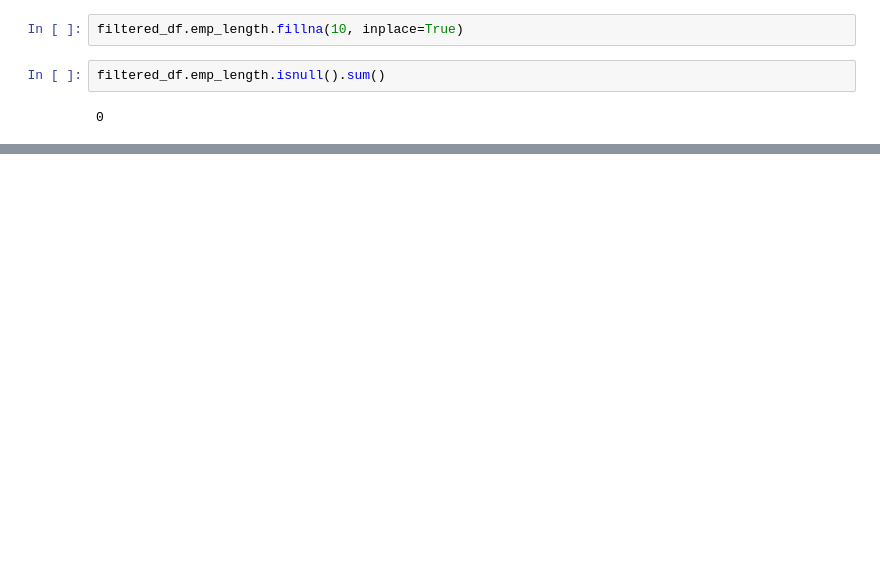
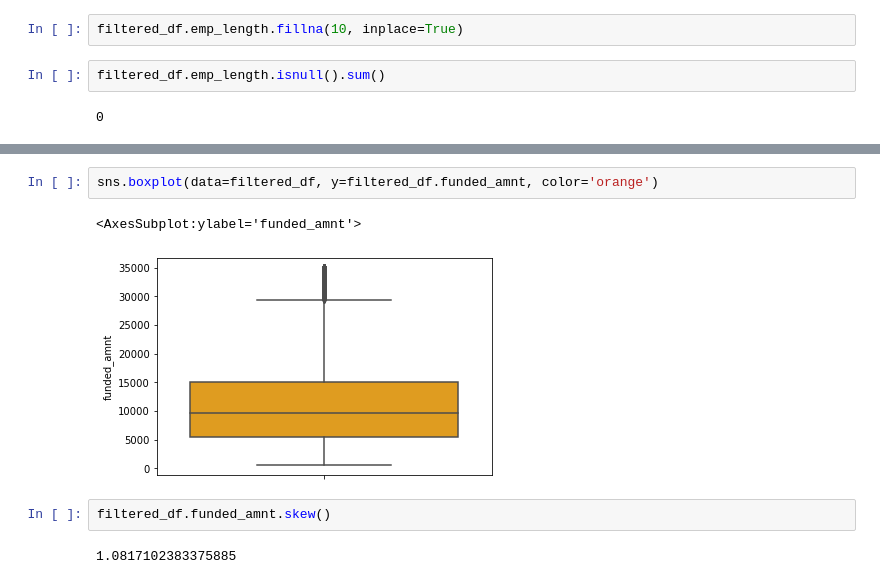
Before and after one commit to krisalay/lending-club-case-study, a Jupyter notebook: CaseStudy-v2.ipynb, the cells around one changed output, grey strips where cells are left out. Cells and saved outputs as stored; diff of their text form; blank space fills up the shorter version.

```diff
--- a/CaseStudy-v2.ipynb
+++ b/CaseStudy-v2.ipynb
@@ -335,0 +397,9 @@ AttributeError: 'DataFrame' object has no attribute 'emp_title'
+# %%
+sns.boxplot(data=filtered_df, y=filtered_df.funded_amnt, color='orange')
+# %% [output]
+<AxesSubplot:ylabel='funded_amnt'>
+[figure, added]
+# %%
+filtered_df.funded_amnt.skew()
+# %% [output]
+1.0817102383375885
```
Also changed, not shown: parts of 16 cells of this notebook, 3 other files.
